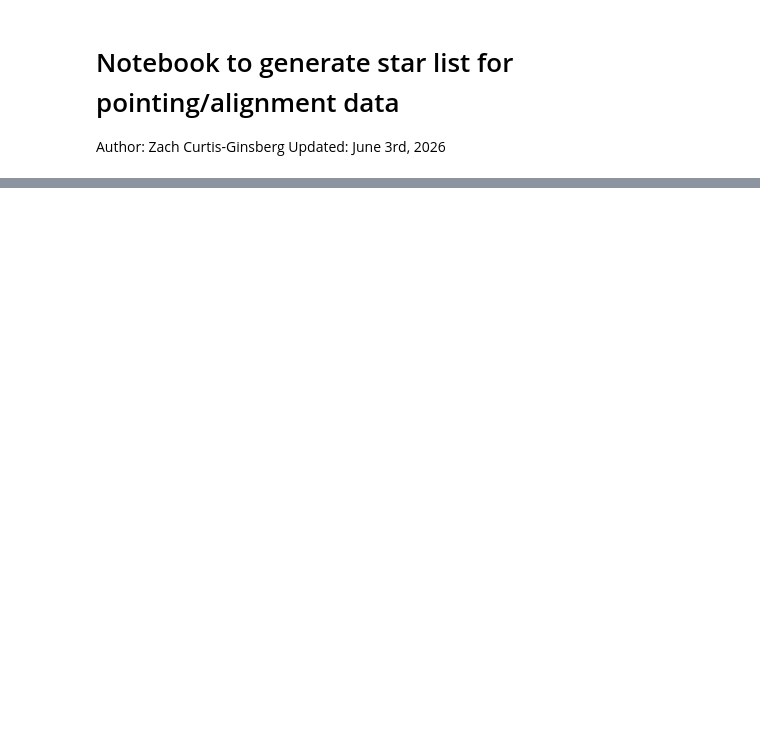
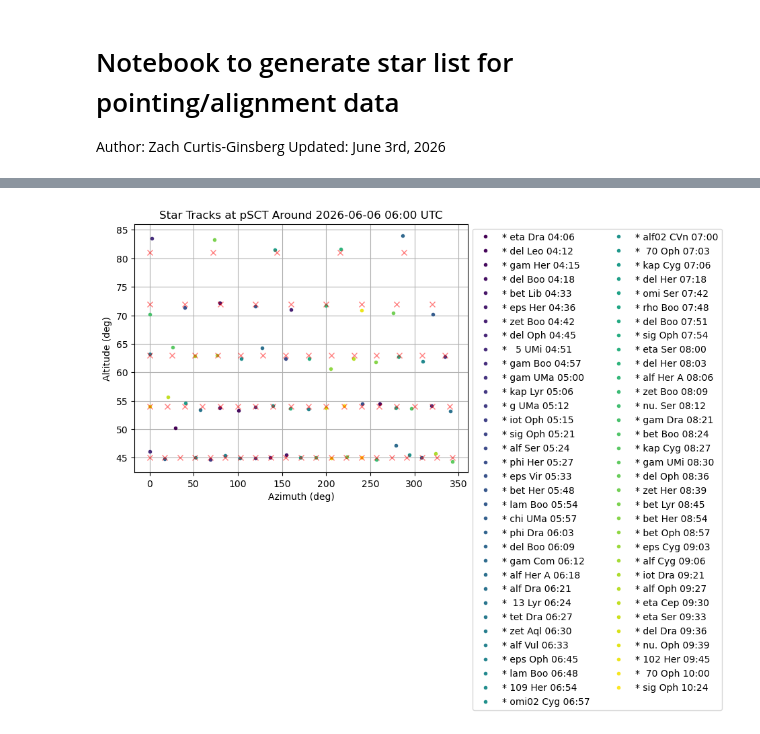
Before and after one commit to zcurtisginsberg/pSCT_Misc, a Jupyter notebook: psct_star_sched.ipynb, the cells around one changed output, grey strips where cells are left out. Drawn from its saved outputs; the diff is of its cells as text; code cells hidden in the pictures; blank space fills up the shorter version.

```diff
--- a/psct_star_sched.ipynb
+++ b/psct_star_sched.ipynb
@@ -124,0 +140,28 @@ plt.show()
+# %%
+# Get list of stars with a certain (V band) magnitude
+# This can take a long time if the database is not cached
+simbad = Simbad()
+simbad.add_votable_fields("V")
+stars = simbad.query_catalog("HIP", criteria="V<=4.5") # if you want it to be within certain values can do something like criteria="4.0<=V AND V<=4.5"
+
+alt_limit = 45
+
+# sort stars by azimuth at the beginning of the night before grid selection
+star_names = [None for i in range(len(stars))]
+star_sources = [None for i in range(len(stars))]
+star_mags = [None for i in range(len(stars))]
+star_azs = [None for i in range(len(stars))]
+for n, star in tqdm(enumerate(stars), total=len(stars)):
+    _name = star['main_id']
+    _source = SkyCoord.from_name(_name)
+    altaz = _source.transform_to(AltAz(obstime=times_dark[0], location=psct))
+    _az = altaz.az.deg
+    star_azs[n] = _az
+    star_names[n] = _name
+    star_sources[n] = _source
+    star_mags[n] = star['V']
+
+order_list = [star_azs.index(a) for a in sorted(star_azs)]
+star_names = [star_names[n] for n in order_list]
+star_mags = [star_mags[n] for n in order_list]
+star_sources = [star_sources[n] for n in order_list]
@@ -124,0 +218,18 @@ plt.show()
+# %%
+cmap = plt.get_cmap('viridis', len(grid_stars))
+for n, star, az_alt, mag, _time in zip(range(len(grid_stars)), grid_stars, grid_az_alts, grid_mags, grid_times):
+    az, alt = az_alt
+    plt.plot(az, alt, '.', color=cmap(n), label=f'{star} {_time.value[-12:-7]}') #V {mag:.2f}
+for grid_point in grid:
+    grid_az, grid_alt = grid_point
+    plt.plot(grid_az, grid_alt, 'x', color='r', alpha=0.5)
+plt.plot([], [], 'x', color='r', alpha=0.5)#, label='Grid Points')
+plt.legend(bbox_to_anchor=(1,1), ncols=2)
+#plt.legend()
+plt.xlabel('Azimuth (deg)')
+plt.ylabel('Altitude (deg)')
+plt.title(f'Star Tracks at pSCT Around {date.value[:-7]} UTC')
+plt.grid(which='both')
+plt.show()
+# %% [output]
+[figure, added]
```
Also changed, not shown: parts of 13 cells of this notebook.
